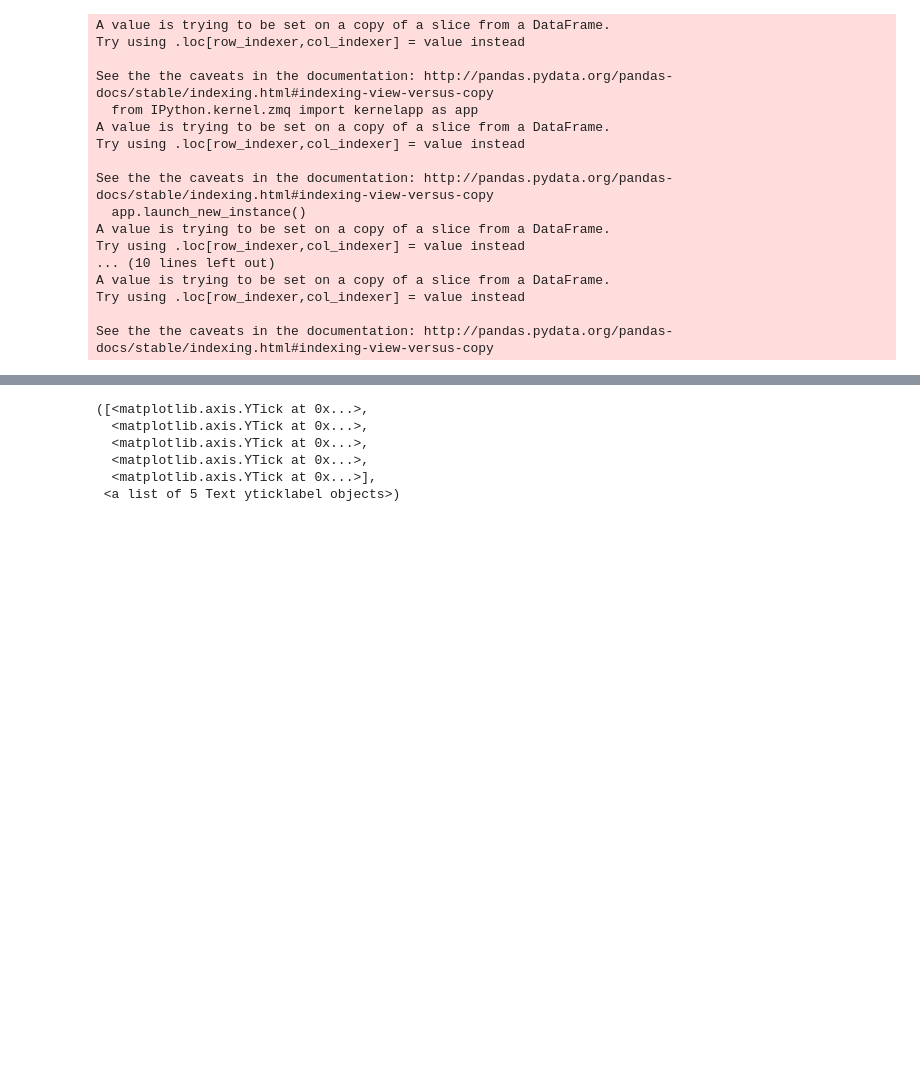
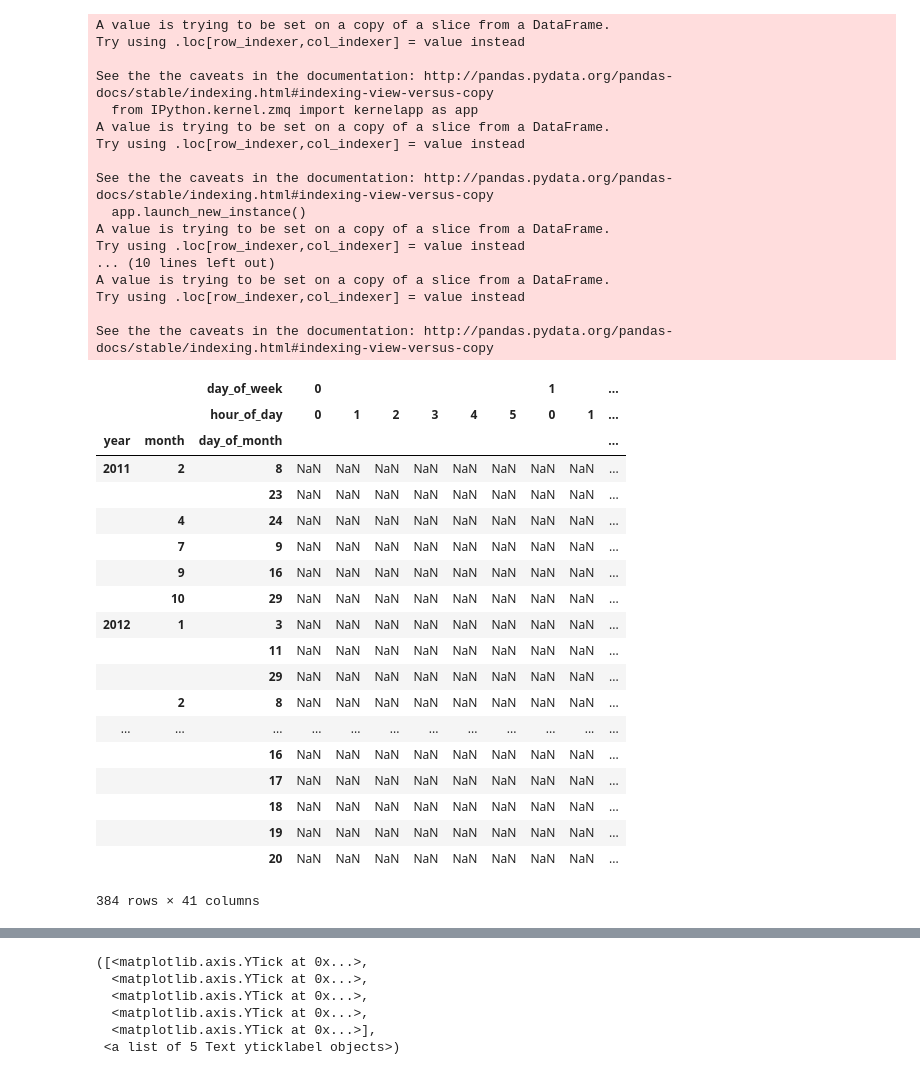
Before and after one commit to mdnip/InsightProject, a Jupyter notebook: San Francisco.ipynb, the cells around one changed output, grey strips where cells are left out. Drawn from its saved outputs; the diff is of its cells as text; code cells hidden in the pictures; blank space fills up the shorter version.

```diff
--- a/San Francisco.ipynb
+++ b/San Francisco.ipynb
@@ -176,3 +183,35 @@ A value is trying to be set on a copy of a slice from a DataFrame.
 Try using .loc[row_indexer,col_indexer] = value instead
 
 See the the caveats in the documentation: http://pandas.pydata.org/pandas-docs/stable/indexing.html#indexing-view-versus-copy
+# %%
+import seaborn as sns
+
+#sns.tsplot(data = df1)
+df2 = df1[['day_of_week','day_of_month','hour_of_day','month','year','created_time']]
+df2 = df2.groupby(['day_of_week','day_of_month','hour_of_day','month','year']).count()
+df2['created_time'] = df2.apply(lambda x: 1 if (x['created_time'] > 0) else 0, axis = 1)
+
+df2 = df2.reset_index()
+
+pd.pivot_table(df2,values = 'created_time', index = ['year','month','day_of_month'], columns = ['day_of_week','hour_of_day'])
+# %% [output]
+|  |  | day_of_week | 0 |  |  |  |  |  | 1 |  | ... |
+|  |  | hour_of_day | 0 | 1 | 2 | 3 | 4 | 5 | 0 | 1 | ... |
+| year | month | day_of_month |  |  |  |  |  |  |  |  | ... |
+| 2011 | 2 | 8 | NaN | NaN | NaN | NaN | NaN | NaN | NaN | NaN | ... |
+|  |  | 23 | NaN | NaN | NaN | NaN | NaN | NaN | NaN | NaN | ... |
+|  | 4 | 24 | NaN | NaN | NaN | NaN | NaN | NaN | NaN | NaN | ... |
+|  | 7 | 9 | NaN | NaN | NaN | NaN | NaN | NaN | NaN | NaN | ... |
+|  | 9 | 16 | NaN | NaN | NaN | NaN | NaN | NaN | NaN | NaN | ... |
+|  | 10 | 29 | NaN | NaN | NaN | NaN | NaN | NaN | NaN | NaN | ... |
+| 2012 | 1 | 3 | NaN | NaN | NaN | NaN | NaN | NaN | NaN | NaN | ... |
+|  |  | 11 | NaN | NaN | NaN | NaN | NaN | NaN | NaN | NaN | ... |
+|  |  | 29 | NaN | NaN | NaN | NaN | NaN | NaN | NaN | NaN | ... |
+|  | 2 | 8 | NaN | NaN | NaN | NaN | NaN | NaN | NaN | NaN | ... |
+| ... | ... | ... | ... | ... | ... | ... | ... | ... | ... | ... | ... |
+|  |  | 16 | NaN | NaN | NaN | NaN | NaN | NaN | NaN | NaN | ... |
+|  |  | 17 | NaN | NaN | NaN | NaN | NaN | NaN | NaN | NaN | ... |
+|  |  | 18 | NaN | NaN | NaN | NaN | NaN | NaN | NaN | NaN | ... |
+|  |  | 19 | NaN | NaN | NaN | NaN | NaN | NaN | NaN | NaN | ... |
+|  |  | 20 | NaN | NaN | NaN | NaN | NaN | NaN | NaN | NaN | ... |
+384 rows × 41 columns
```
Also changed, not shown: parts of 6 cells of this notebook, 13 other files.
